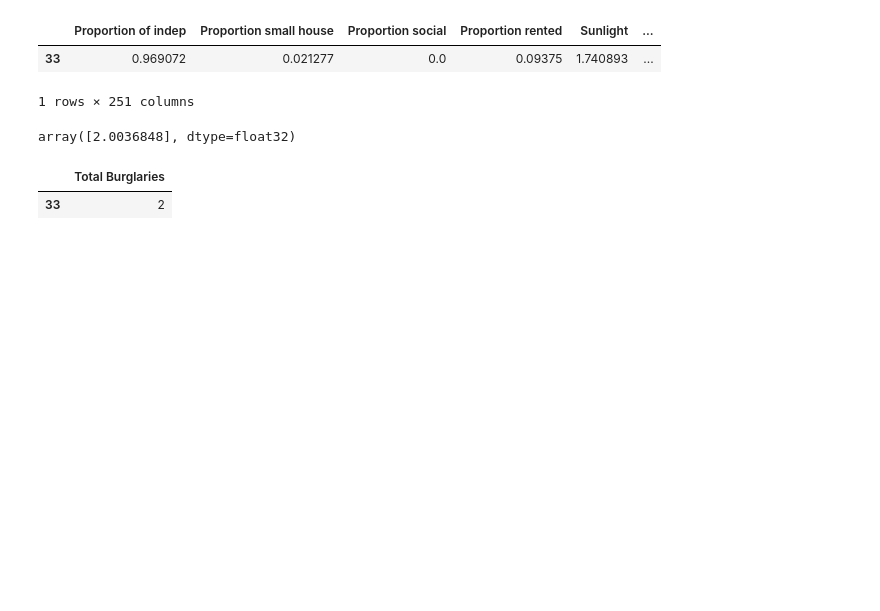
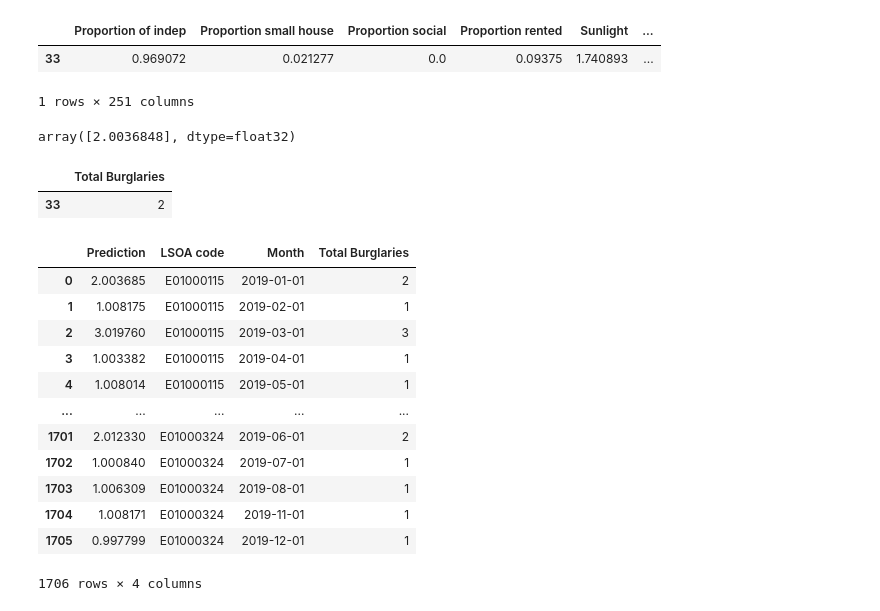
Before and after one commit to DC2-G19/policeResourceAllocation, a Jupyter notebook: XGBoost_experimental.ipynb, the cells around one changed output. Cells and saved outputs as stored; diff of their text form; code cells hidden in the pictures; blank space fills up the shorter version.

Commit message:
added prediction output DF for integration with maps

```diff
--- a/XGBoost_experimental.ipynb
+++ b/XGBoost_experimental.ipynb
@@ -213,3 +236,25 @@ y_test[0:1]
 # %% [output]
 |  | Total Burglaries |
 | 33 | 2 |
+# %%
+
+df_date_lsoa_burg_temp = df_temp_merged_clean_test[['LSOA code', 'Month', 'Total Burglaries']].reset_index(drop=True, inplace=False)
+predictions_df = pd.DataFrame(predictions, columns=['Prediction'])
+predictions_df[['LSOA code', 'Month', 'Total Burglaries']] = df_date_lsoa_burg_temp
+predictions_df['LSOA code'].isnull()
+
+predictions_df
+# %% [output]
+|  | Prediction | LSOA code | Month | Total Burglaries |
+| 0 | 2.003685 | E01000115 | 2019-01-01 | 2 |
+| 1 | 1.008175 | E01000115 | 2019-02-01 | 1 |
+| 2 | 3.019760 | E01000115 | 2019-03-01 | 3 |
+| 3 | 1.003382 | E01000115 | 2019-04-01 | 1 |
+| 4 | 1.008014 | E01000115 | 2019-05-01 | 1 |
+| ... | ... | ... | ... | ... |
+| 1701 | 2.012330 | E01000324 | 2019-06-01 | 2 |
+| 1702 | 1.000840 | E01000324 | 2019-07-01 | 1 |
+| 1703 | 1.006309 | E01000324 | 2019-08-01 | 1 |
+| 1704 | 1.008171 | E01000324 | 2019-11-01 | 1 |
+| 1705 | 0.997799 | E01000324 | 2019-12-01 | 1 |
+1706 rows × 4 columns
```
Also changed, not shown: parts of 5 cells of this notebook, 1 other file.
